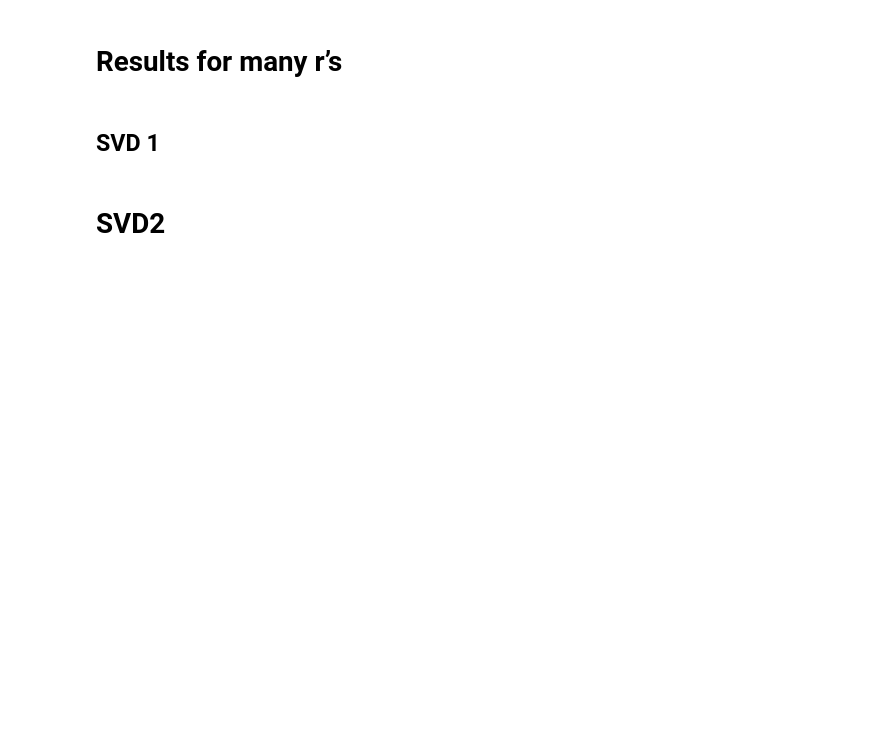
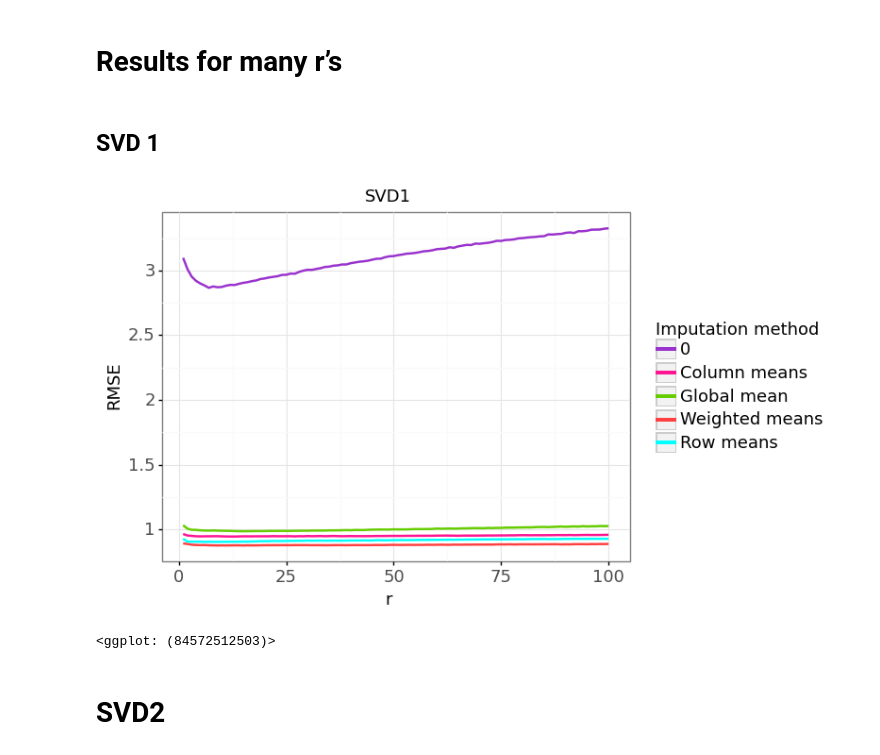
Before and after one commit to dmika1234/MoCaDR_proj1, a Jupyter notebook: src/presenting_results.ipynb, the cells around one changed output. Cells and saved outputs as stored; diff of their text form; code cells hidden in the pictures; blank space fills up the shorter version.

```diff
--- a/src/presenting_results.ipynb
+++ b/src/presenting_results.ipynb
@@ -34,18 +32,27 @@ best_rmse3 = res_nmf_long['value'].min()
 # %%
 plot_svd1_1 = ggplot(res_svd1_long) + \
     theme_bw() + \
-    geom_line(aes(x='r', y='value', color='variable')) + \
+    geom_line(aes(x='r', y='value', color='variable'), size=1) + \
     labs(y="RMSE", color="Imputation method", title="SVD1") + \
     scale_color_manual(values=['#9A32CD', '#FF1493', '#66CD00', '#FF4040', '#00FFFF'],
-                       labels=['0', 'Column means', 'Global mean', 'Weighted means', 'Row means'])
+                       labels=['0', 'Column means', 'Global mean', 'Weighted means', 'Row means']) + \
+    theme(legend_text=element_text(size=13), legend_title=element_text(size=13),
+          axis_text=element_text(size=13), axis_title=element_text(size=13),
+          plot_title=element_text(size=13))
 plot_svd1_2 = ggplot(res_svd1_long[res_svd1_long['variable'] != 'rmse_0']) + \
     theme_bw() + \
-    geom_line(aes(x='r', y='value', color='variable')) + \
+    geom_line(aes(x='r', y='value', color='variable'), size=1) + \
     labs(y="RMSE", color="Imputation method", title="SVD1") + \
     scale_color_manual(values=['#FF1493', '#66CD00', '#FF4040', '#00FFFF'], labels=['Column means', 'Global mean', 'Weighted means', 'Row means']) + \
-    theme(legend_position='none')
+    theme(legend_position='none', axis_text=element_text(size=13),
+          axis_title=element_text(size=13), plot_title=element_text(size=13))
 plot_svd1_1.save('Report/fig/svd1_1.png')
 plot_svd1_2.save('Report/fig/svd1_2.png')
+# %%
+plot_svd1_1
+# %% [output]
+[figure, added]
+<ggplot: (84572512503)>
 # %% [markdown]
 # SVD2
 # %%
```
Also changed, not shown: parts of 12 cells of this notebook, 10 other files.
